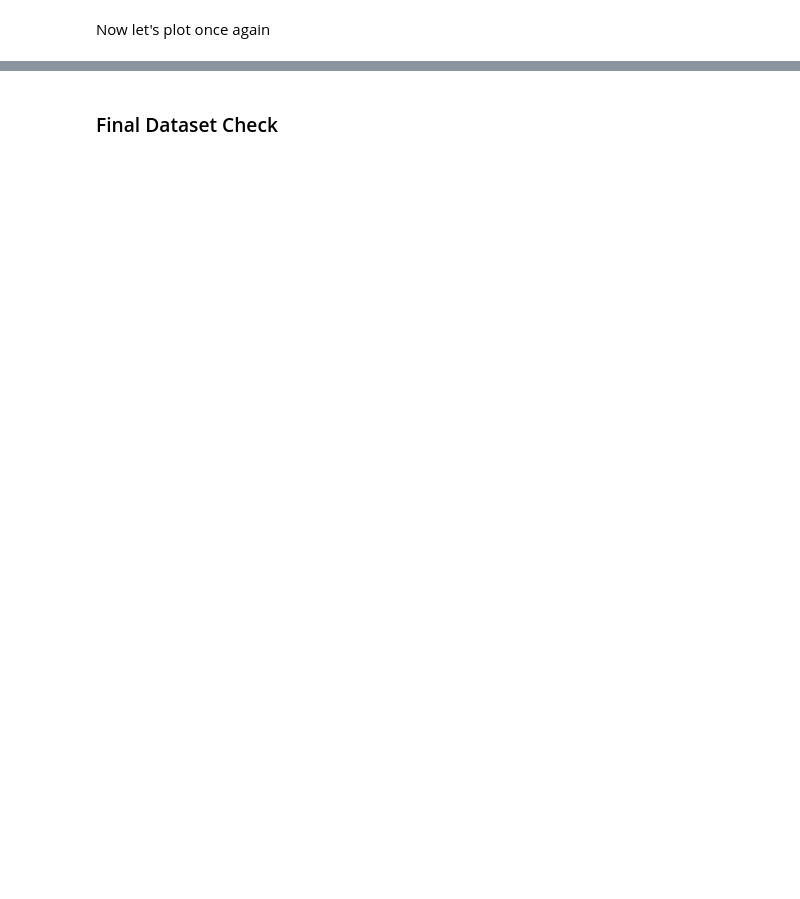
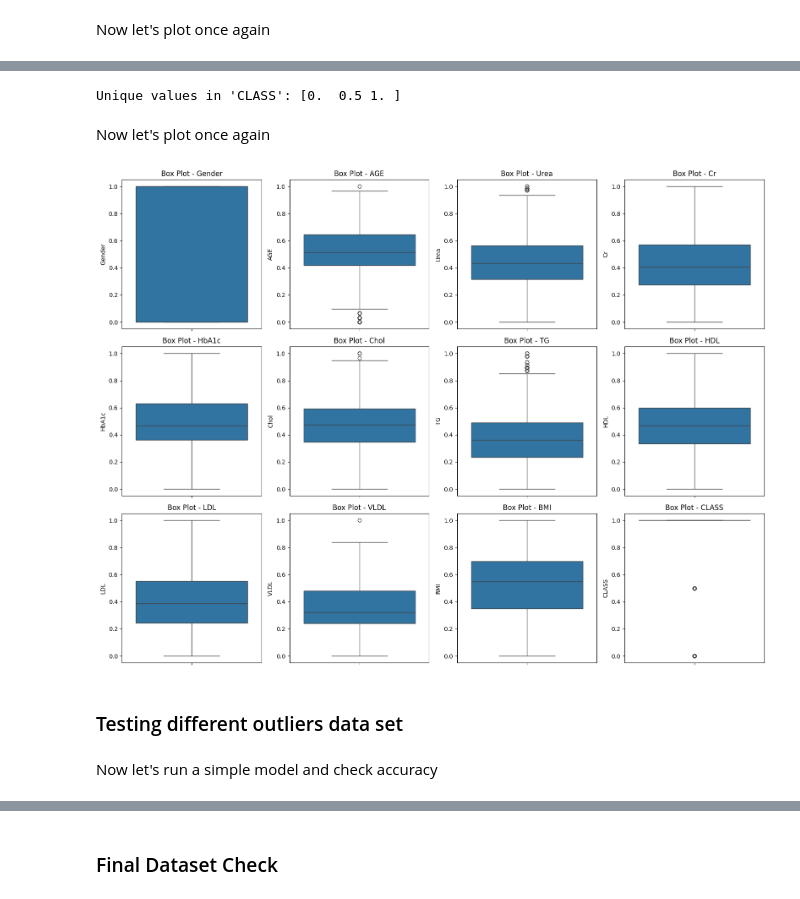
Before and after one commit to MoBialyy/diabetes-risk-prediction, a Jupyter notebook: Project_DataMining.ipynb, the cells around one changed output, grey strips where cells are left out. Saved outputs shown, nothing was run; the diff lists cells and outputs as text; code cells hidden in the pictures; blank space fills up the shorter version.

```diff
--- a/Project_DataMining.ipynb
+++ b/Project_DataMining.ipynb
@@ -159,4 +306,2 @@ plt.show()
 # %%
 scaler = MinMaxScaler()
-# %%
-df_cleaned[numerical_columns] = scaler.fit_transform(df_cleaned[numerical_columns])
@@ -162,0 +310,2 @@ df_cleaned[numerical_columns] = scaler.fit_transform(df_cleaned[numerical_column
+# %%
+df_IQR_1[attributes] = scaler.fit_transform(df_IQR_1[attributes])
@@ -165,0 +336,22 @@ print(df_cleaned.head())
+# %%
+print("Unique values in 'CLASS':", df_IQR_1['CLASS'].unique())
+# %% [output]
+Unique values in 'CLASS': [0.  0.5 1. ]
+# %% [markdown]
+Now let's plot once again
+# %%
+plt.figure(figsize=(16, 12))
+
+for i, col in enumerate(attributes, start=1):
+    plt.subplot(3, 4, i)
+    sns.boxplot(y=df_IQR_1[col])
+    plt.title(f'Box Plot - {col}')
+
+plt.tight_layout()
+plt.show()
+# %% [output]
+[figure, added]
+# %% [markdown]
+### Testing different outliers data set
+# %% [markdown]
+Now let's run a simple model and check accuracy
```
Also changed, not shown: parts of 149 cells of this notebook.
